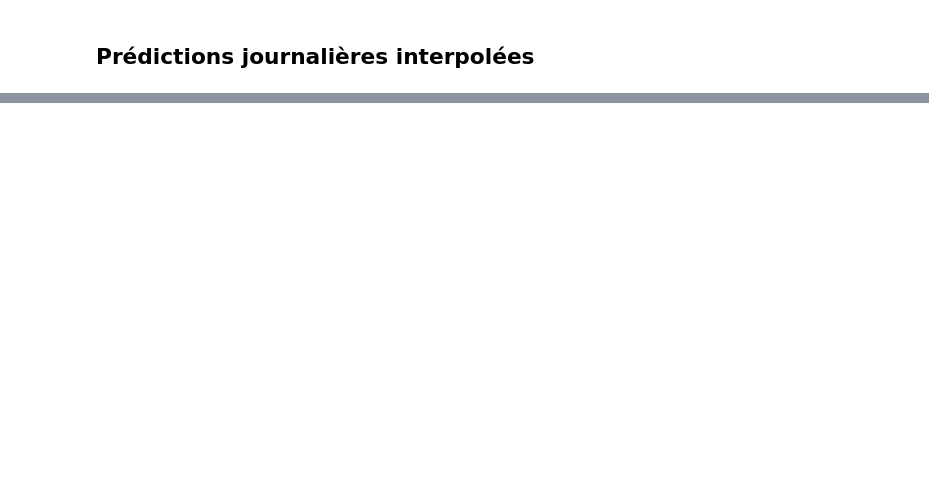
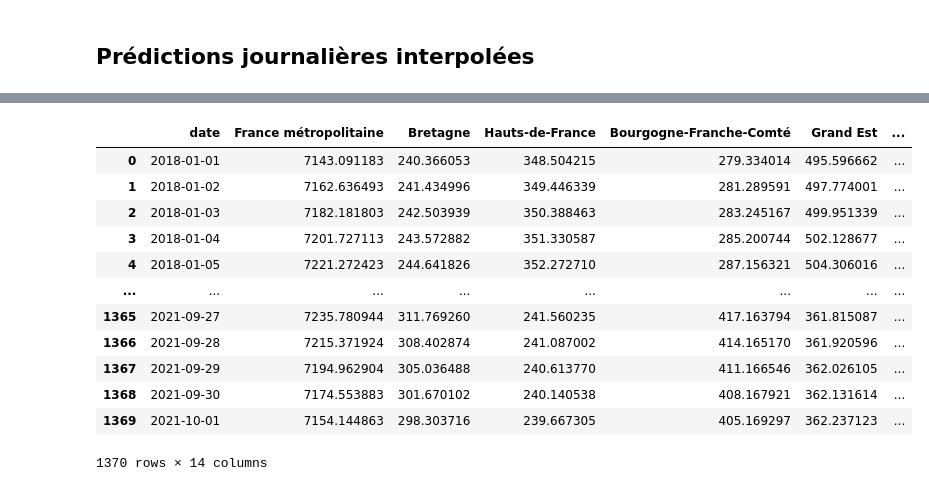
Before and after one commit to julienowack/stat_app, a Jupyter notebook: Indicateur_off_data_automatise.ipynb, the cells around one changed output, grey strips where cells are left out. Saved outputs shown, nothing was run; the diff lists cells and outputs as text; code cells hidden in the pictures; blank space fills up the shorter version.

```diff
--- a/Indicateur_off_data_automatise.ipynb
+++ b/Indicateur_off_data_automatise.ipynb
@@ -329,0 +465,20 @@ region
+# %%
+nb_touristes_sarima2 = nb_touristes_sarima.set_index("date")
+somme_touristes = nb_touristes_sarima2.sum(axis=1)
+nb_touristes_sarima2.insert(0, "France métropolitaine", somme_touristes)
+nb_touristes_sarima3 = nb_touristes_sarima2.reset_index()
+nb_touristes_sarima3
+# %% [output]
+|  | date | France métropolitaine | Bretagne | Hauts-de-France | Bourgogne-Franche-Comté | Grand Est | ... |
+| 0 | 2018-01-01 | 7143.091183 | 240.366053 | 348.504215 | 279.334014 | 495.596662 | ... |
+| 1 | 2018-01-02 | 7162.636493 | 241.434996 | 349.446339 | 281.289591 | 497.774001 | ... |
+| 2 | 2018-01-03 | 7182.181803 | 242.503939 | 350.388463 | 283.245167 | 499.951339 | ... |
+| 3 | 2018-01-04 | 7201.727113 | 243.572882 | 351.330587 | 285.200744 | 502.128677 | ... |
+| 4 | 2018-01-05 | 7221.272423 | 244.641826 | 352.272710 | 287.156321 | 504.306016 | ... |
+| ... | ... | ... | ... | ... | ... | ... | ... |
+| 1365 | 2021-09-27 | 7235.780944 | 311.769260 | 241.560235 | 417.163794 | 361.815087 | ... |
+| 1366 | 2021-09-28 | 7215.371924 | 308.402874 | 241.087002 | 414.165170 | 361.920596 | ... |
+| 1367 | 2021-09-29 | 7194.962904 | 305.036488 | 240.613770 | 411.166546 | 362.026105 | ... |
+| 1368 | 2021-09-30 | 7174.553883 | 301.670102 | 240.140538 | 408.167921 | 362.131614 | ... |
+| 1369 | 2021-10-01 | 7154.144863 | 298.303716 | 239.667305 | 405.169297 | 362.237123 | ... |
+1370 rows × 14 columns
```
Also changed, not shown: parts of 19 cells of this notebook.
